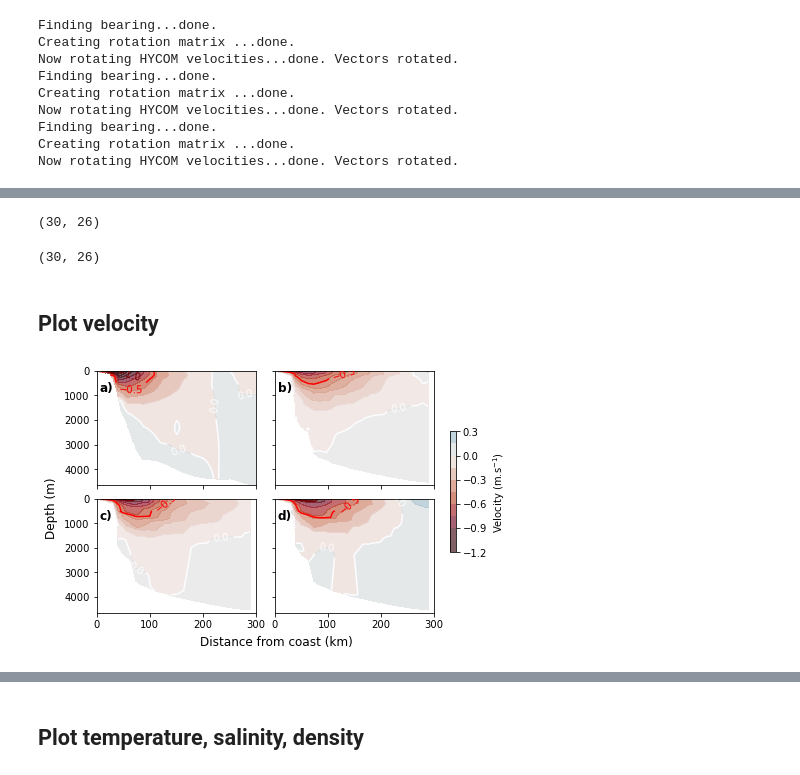
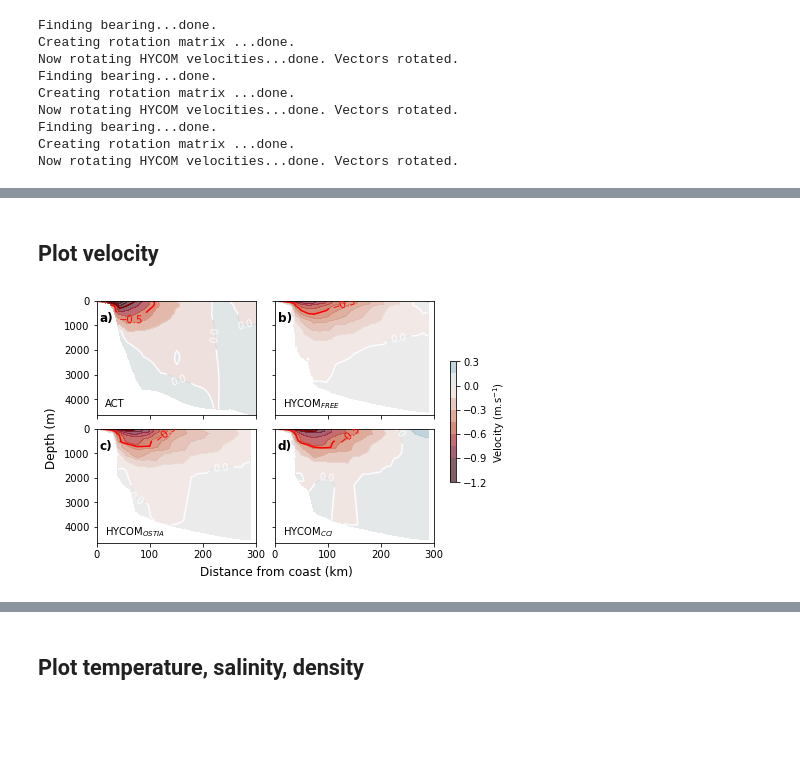
Before and after one commit to HarryLuyt/paper1_scripts, a Jupyter notebook: Scripts/HYCOM_ACT_Section.ipynb, the cells around one changed output, grey strips where cells are left out. Saved outputs shown, nothing was run; the diff lists cells and outputs as text; code cells hidden in the pictures; blank space fills up the shorter version.

Commit message:
Finalise velocity section plotting code

```diff
--- a/Scripts/HYCOM_ACT_Section.ipynb
+++ b/Scripts/HYCOM_ACT_Section.ipynb
@@ -175,9 +127,0 @@ ax.invert_xaxis()
-# %%
-plt.pcolormesh(CCI_rot['east_utot'].mean(dim='time'), vmin = -0.8,
-               vmax = 0.8, cmap='seismic')
-# plt.pcolormesh(FREE_rot['east_utot'][220, :, :], vmin = -1.0,
-#                vmax = 1.0, cmap='seismic')
-plt.colorbar()
-ax = plt.gca()
-ax.invert_yaxis()
-ax.invert_xaxis()
@@ -186,9 +127,0 @@ ax.invert_xaxis()
-# %%
-# Just making sure that there is indeed a difference between the original and
-# rotated datasets
-diff = FREE_rot['east_utot'].mean(dim='time') - FREE['east_utot'].mean(dim='time')
-plt.pcolormesh(diff, vmin = -0.5,
-               vmax = 0.5, cmap='seismic')
-ax = plt.gca()
-ax.invert_yaxis()
-ax.invert_xaxis()
@@ -230,15 +128,3 @@ Coordinates:
-# %%
-# depth_grid_mesh = np.meshgrid(depth_grid)
-depth_grid.shape
-# %% [output]
-(30, 26)
-# %%
-# FREE_rot['distance']
-dist_grid = np.tile(FREE_rot['distance'], (30,1))
-# dist_grid = np.repeat(FREE_rot['distance'], 30, axis=1)
-dist_grid.shape
-# %% [output]
-(30, 26)
 # %% [markdown]
 ## Plot velocity
 # %%
@@ -246,47 +132,50 @@ simulations = [FREE_rot, OSTIA_rot, CCI_rot]
 fig, axs = plt.subplots(2, 2, figsize = (6.5, 4), constrained_layout = True, sharex = True,
                        sharey = True)
 
 # Get cmap and set NaN values to grey colour
 cmap = plt.cm.get_cmap("seismic_r").copy()
 cmap.set_bad('grey', alpha = 0.4)
 
 axs[0,0].contourf(ACT['distance'], ACT['depth'], ACT['v'].mean(dim = 'time').transpose(),
-                  12, vmin = -1.0, vmax = 1.0, cmap = cmo.balance_r, alpha = 0.65)
-# axs[0,0].pcolormesh(ACT['distance'], ACT['depth'], ACT['v'].mean(dim = 'time').transpose(),
-#                     vmin = -1.0, vmax = 1.0, cmap = cmap)
-CS = axs[0,0].contour(ACT['distance'], ACT['depth'], ACT['v'].mean(dim = 'time').transpose(), np.arange(-1,1.5,0.5),
-                  vmin = -1.0, vmax = 1.0, cmap = 'seismic_r', alpha = 1)
-axs[0,0].clabel(CS, np.arange(-1,1.5,0.5), inline=True)
+                  11, vmin = -1.0, vmax = 1.0, cmap = cmo.balance_r, alpha = 0.65)
+CS = axs[0,0].contour(ACT['distance'], ACT['depth'], ACT['v'].mean(dim = 'time').transpose(),
+                      np.arange(-1,1.5,0.5), vmin = -1.0, vmax = 1.0, cmap = 'seismic_r',
+                      alpha = 1)
+axs[0,0].clabel(CS, np.arange(-0.5,1.5,0.5), inline = True)
+
 # Only call axis inversion once, otherwise loop will revert flipping (3 x flips in loop)
 axs[0,0].invert_yaxis()
-# axs[0,0].colorbar()
-# ax.invert_xaxis()
+
 for i, ax in enumerate(axs.flatten()[1:]):
     img = ax.contourf(np.tile(simulations[i]['distance'], (30, 1)),
                 simulations[i]['intf_lower'].mean(dim = 'time'),
-                simulations[i]['east_utot'].mean(dim = 'time'), 12,
+                simulations[i]['east_utot'].mean(dim = 'time'), 11,
                 vmin = -1.0, vmax = 1.0, cmap = cmo.balance_r, alpha = 0.65)
-#     ax.pcolormesh(simulations[i]['distance'], simulations[i]['intf_lower'].mean(dim='time'),
-#                   FREE_rot['east_utot'].mean(dim = 'time'), vmin = -1.0, vmax = 1.0,
-#                   cmap = cmap)
     CS = ax.contour(np.tile(simulations[i]['distance'], (30, 1)),
                     simulations[i]['intf_lower'].mean(dim = 'time'),
                     simulations[i]['east_utot'].mean(dim = 'time'), np.arange(-1, 1.5, 0.5),
                     vmin = -1.0, vmax = 1.0, cmap = 'seismic_r', alpha = 1)
-    ax.clabel(CS, np.arange(-0.5,1.5,0.5), inline=True)
-#     ax.invert_yaxis()
+    ax.clabel(CS, np.arange(-0.5,1.5,0.5), inline = True)
 
+# Add subplot labels
 for subp_no, ax in enumerate(axs.flatten()):
     subp_label = chr(ord('a') + subp_no)
+    subp_DatasetName = ['ACT', 'HYCOM$_{FREE}$', 'HYCOM$_{OSTIA}$', 'HYCOM$_{CCI}$'][subp_no]
     ax.text(0.02, 0.85, f'{subp_label})', horizontalalignment='left',
             verticalalignment='center', transform=ax.transAxes,
             fontsize='large', fontweight='semibold')
+    ax.text(0.05, 0.1, f'{subp_DatasetName}', horizontalalignment='left',
+            verticalalignment='center', transform=ax.transAxes,
+            fontsize='medium', fontweight='regular')
 
 fig.supxlabel('Distance from coast (km)')
 fig.supylabel('Depth (m)')
 cbar = plt.colorbar(img, ax=axs[:], location='right', shrink=0.5, extend='both',
-                        pad=0.02)
+                    pad=0.02)
 cbar.set_label('Velocity (m.s$^{\minus1}$)')
-# print(FREE['east_utot'].mean(dim='time').max(), FREE['east_utot'].mean(dim='time').min())
+
+save_dir = '../Figures/act'
+fig_name = 'HYCOM_ACT_velocityMean.png'
+plt.savefig(f'{save_dir}/{fig_name}', dpi=300, bbox_inches='tight', format='png')
 # %% [output]
-[figure, old version]
+[figure, new version]
```
Also changed, not shown: parts of 12 cells of this notebook.
